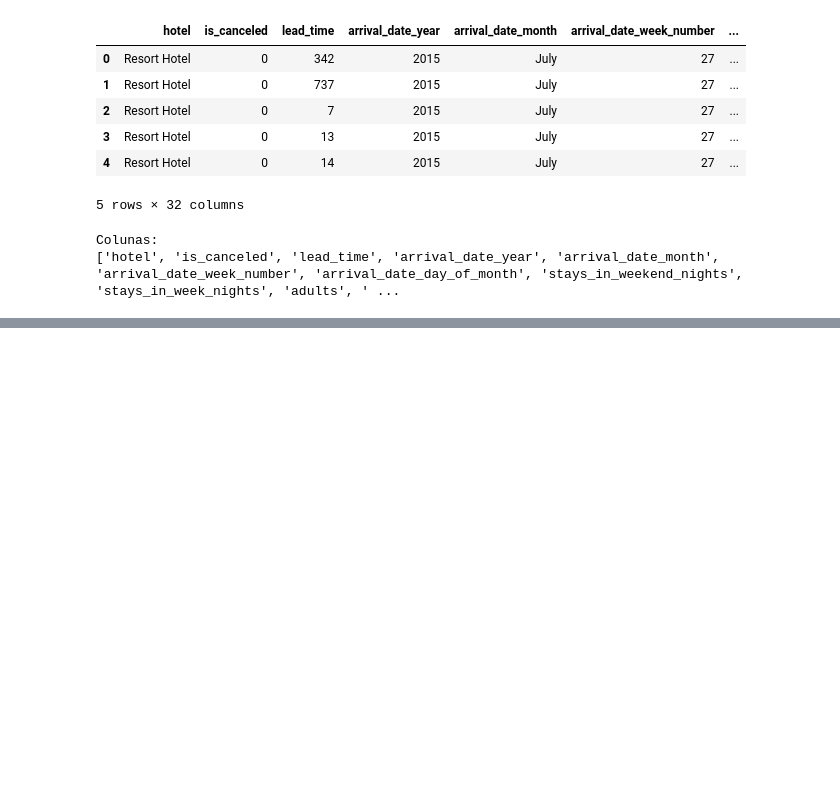
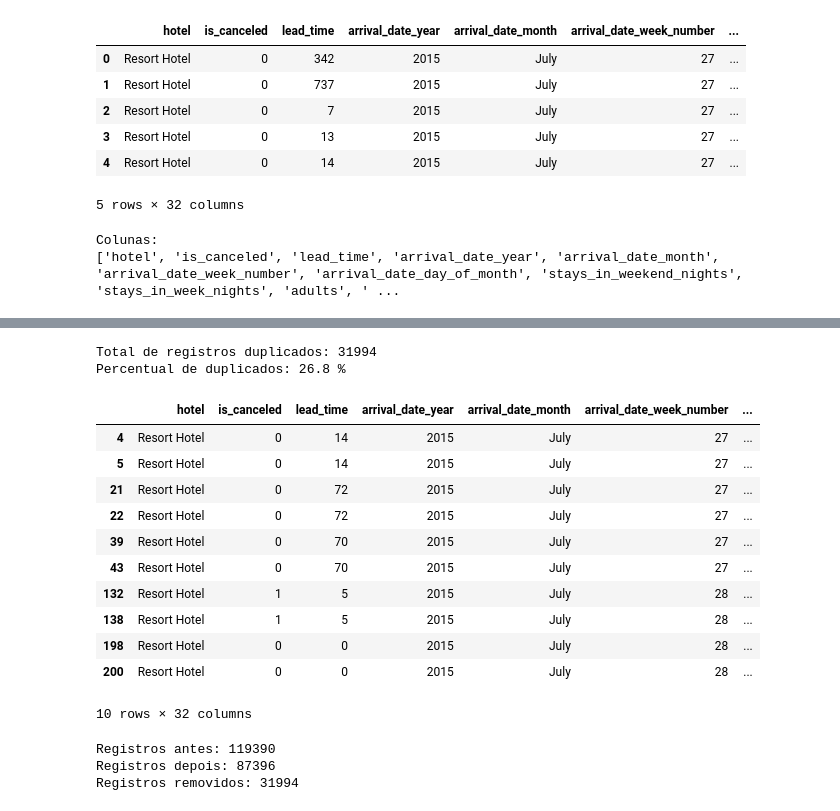
Before and after one commit to Gustazx22/projetodataset, a Jupyter notebook: projeto.ipynb, the cells around one changed output, grey strips where cells are left out. Drawn from its saved outputs; the diff is of its cells as text; code cells hidden in the pictures; blank space fills up the shorter version.

```diff
--- a/projeto.ipynb
+++ b/projeto.ipynb
@@ -1205,0 +1282,40 @@ Colunas:
+# %%
+# Percentual de registros duplicados
+total_duplicados = df_modelagem.duplicated().sum()
+percentual_duplicados = (total_duplicados / len(df_modelagem)) * 100
+
+print("Total de registros duplicados:", total_duplicados)
+print("Percentual de duplicados:", round(percentual_duplicados, 2), "%")
+
+# Visualizar alguns registros duplicados
+duplicados = df_modelagem[
+    df_modelagem.duplicated(keep=False)
+]
+
+display(duplicados.head(10))
+# %% [output]
+Total de registros duplicados: 31994
+Percentual de duplicados: 26.8 %
+|  | hotel | is_canceled | lead_time | arrival_date_year | arrival_date_month | arrival_date_week_number | ... |
+| 4 | Resort Hotel | 0 | 14 | 2015 | July | 27 | ... |
+| 5 | Resort Hotel | 0 | 14 | 2015 | July | 27 | ... |
+| 21 | Resort Hotel | 0 | 72 | 2015 | July | 27 | ... |
+| 22 | Resort Hotel | 0 | 72 | 2015 | July | 27 | ... |
+| 39 | Resort Hotel | 0 | 70 | 2015 | July | 27 | ... |
+| 43 | Resort Hotel | 0 | 70 | 2015 | July | 27 | ... |
+| 132 | Resort Hotel | 1 | 5 | 2015 | July | 28 | ... |
+| 138 | Resort Hotel | 1 | 5 | 2015 | July | 28 | ... |
+| 198 | Resort Hotel | 0 | 0 | 2015 | July | 28 | ... |
+| 200 | Resort Hotel | 0 | 0 | 2015 | July | 28 | ... |
+10 rows × 32 columns
+# %%
+# Criar uma nova versão sem registros duplicados
+df_modelagem_limpo = df_modelagem.drop_duplicates().copy()
+
+print("Registros antes:", len(df_modelagem))
+print("Registros depois:", len(df_modelagem_limpo))
+print("Registros removidos:", len(df_modelagem) - len(df_modelagem_limpo))
+# %% [output]
+Registros antes: 119390
+Registros depois: 87396
+Registros removidos: 31994
```
Also changed, not shown: parts of 10 cells of this notebook.
